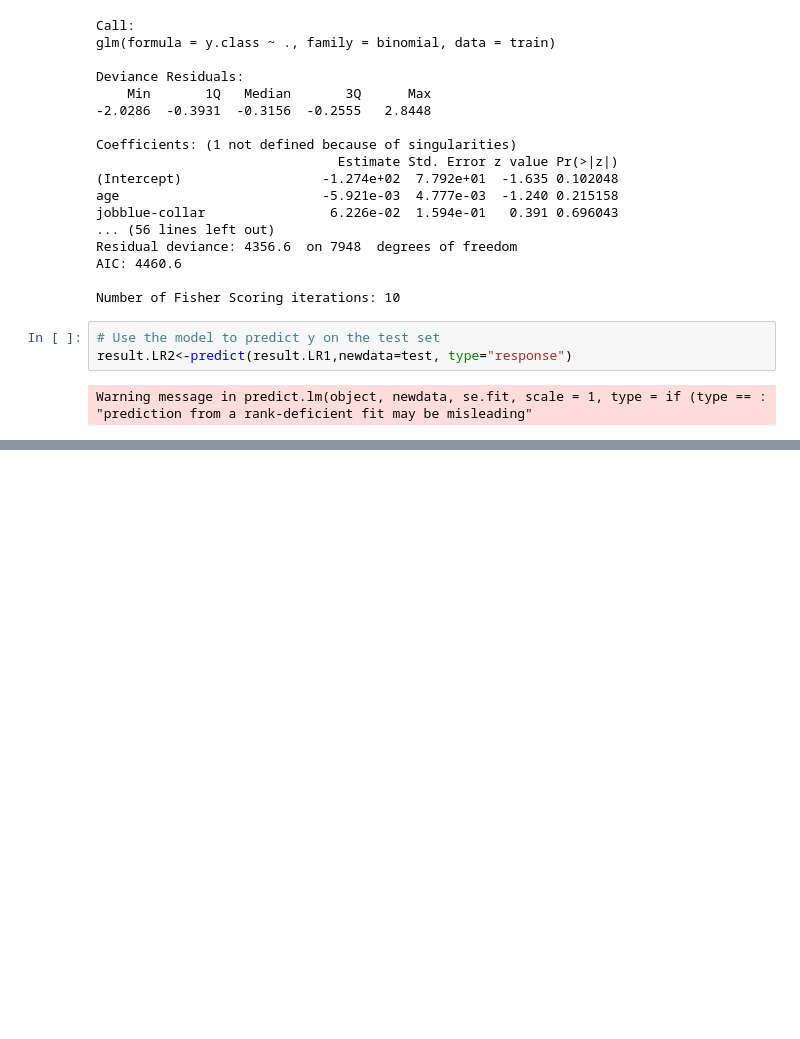
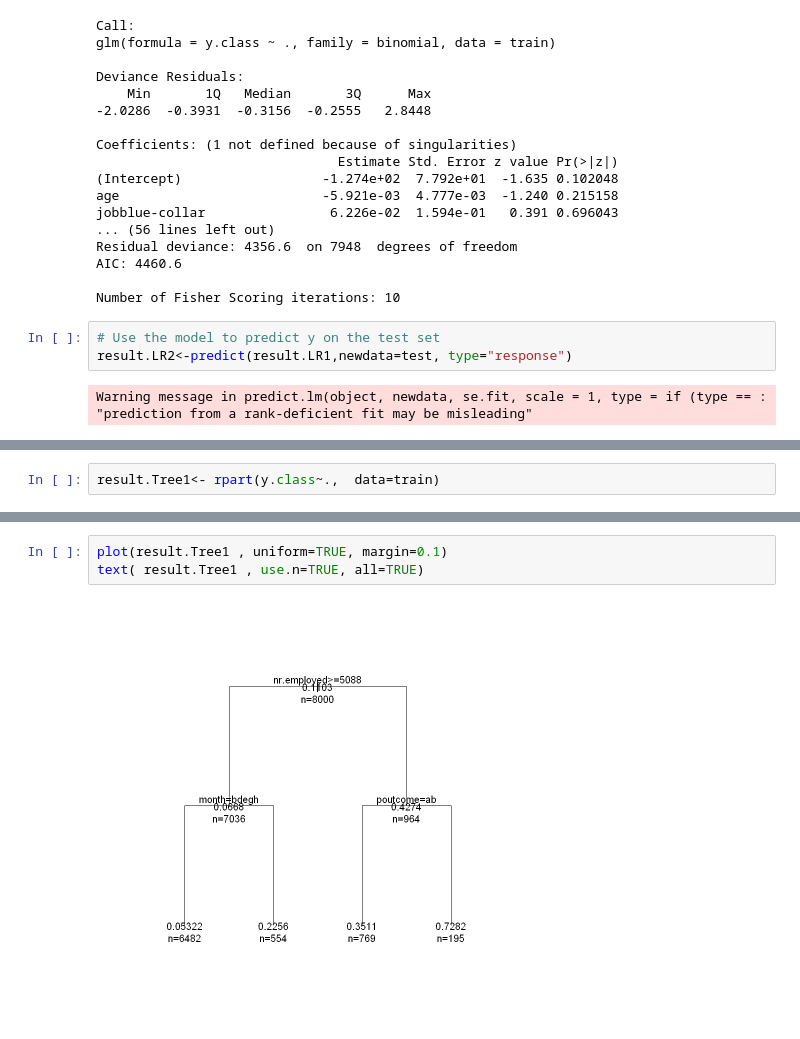
Before and after one commit to Vlad696969/Prediction_R, a Jupyter notebook: Problem3.ipynb, the cells around one changed output, grey strips where cells are left out. Cells and saved outputs as stored; diff of their text form; blank space fills up the shorter version.

Commit message:
Add files via upload
added classification tree

```diff
--- a/Problem3.ipynb
+++ b/Problem3.ipynb
@@ -95,0 +106,2 @@ Warning message:
+# %%
+result.Tree1<- rpart(y.class~.,  data=train)
@@ -95,0 +128,5 @@ Warning message:
+# %%
+plot(result.Tree1 , uniform=TRUE, margin=0.1)
+text( result.Tree1 , use.n=TRUE, all=TRUE)
+# %% [output]
+[figure, added]
```
Also changed, not shown: parts of 15 cells of this notebook.
